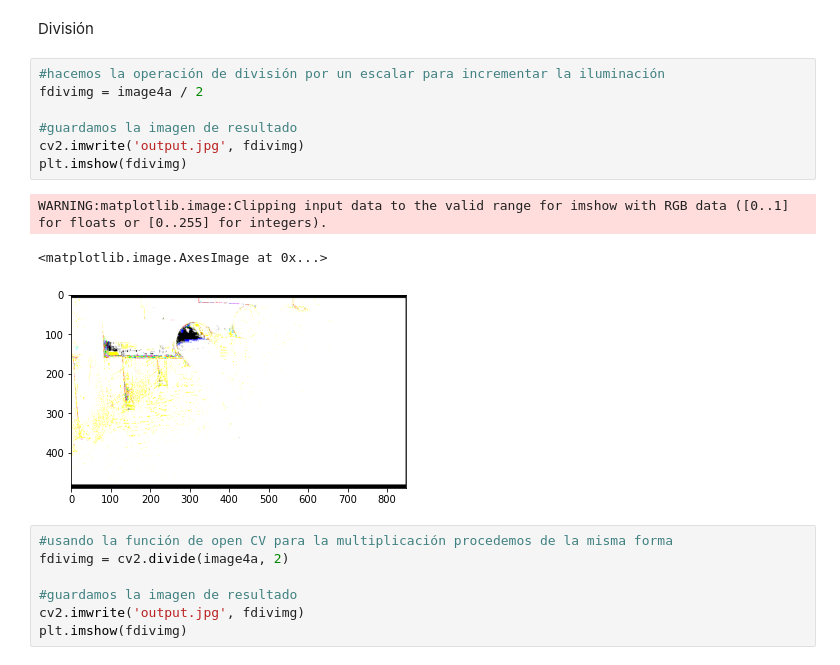
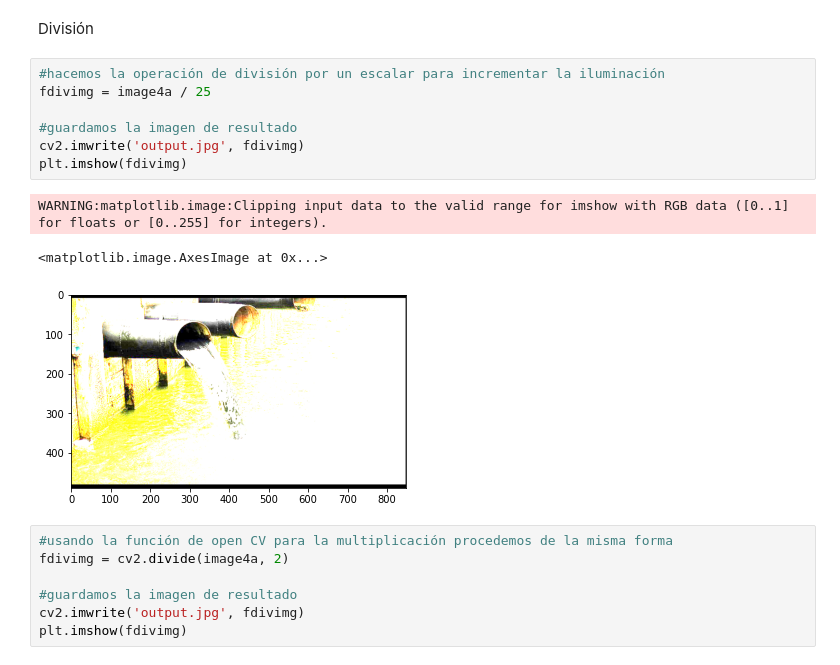
Before and after one commit to Argaviria/Se-ales, a Jupyter notebook: Quiz_Imagenes_Python_SageMaker1.ipynb, the cells around one changed output. Cells and saved outputs as stored; diff of their text form.

```diff
--- a/Quiz_Imagenes_Python_SageMaker1.ipynb
+++ b/Quiz_Imagenes_Python_SageMaker1.ipynb
@@ -171,15 +171,15 @@ plt.imshow(fmulimg)
 División
 # %%
 #hacemos la operación de división por un escalar para incrementar la iluminación
-fdivimg = image4a / 2
+fdivimg = image4a / 25
 
 #guardamos la imagen de resultado
 cv2.imwrite('output.jpg', fdivimg)
 plt.imshow(fdivimg)
 # %% [output]
 WARNING:matplotlib.image:Clipping input data to the valid range for imshow with RGB data ([0..1] for floats or [0..255] for integers).
 <matplotlib.image.AxesImage at 0x...>
-[figure, old version]
+[figure, new version]
 # %%
 #usando la función de open CV para la multiplicación procedemos de la misma forma
 fdivimg = cv2.divide(image4a, 2)
```
Also changed, not shown: parts of 1 cell of this notebook.
